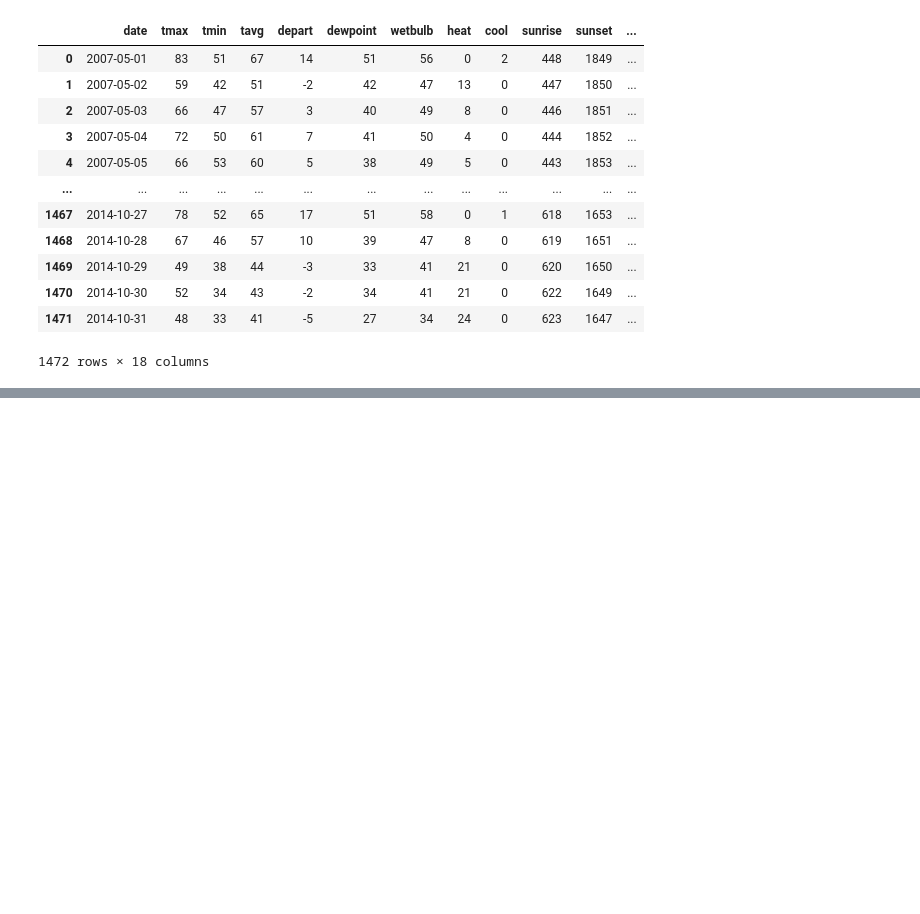
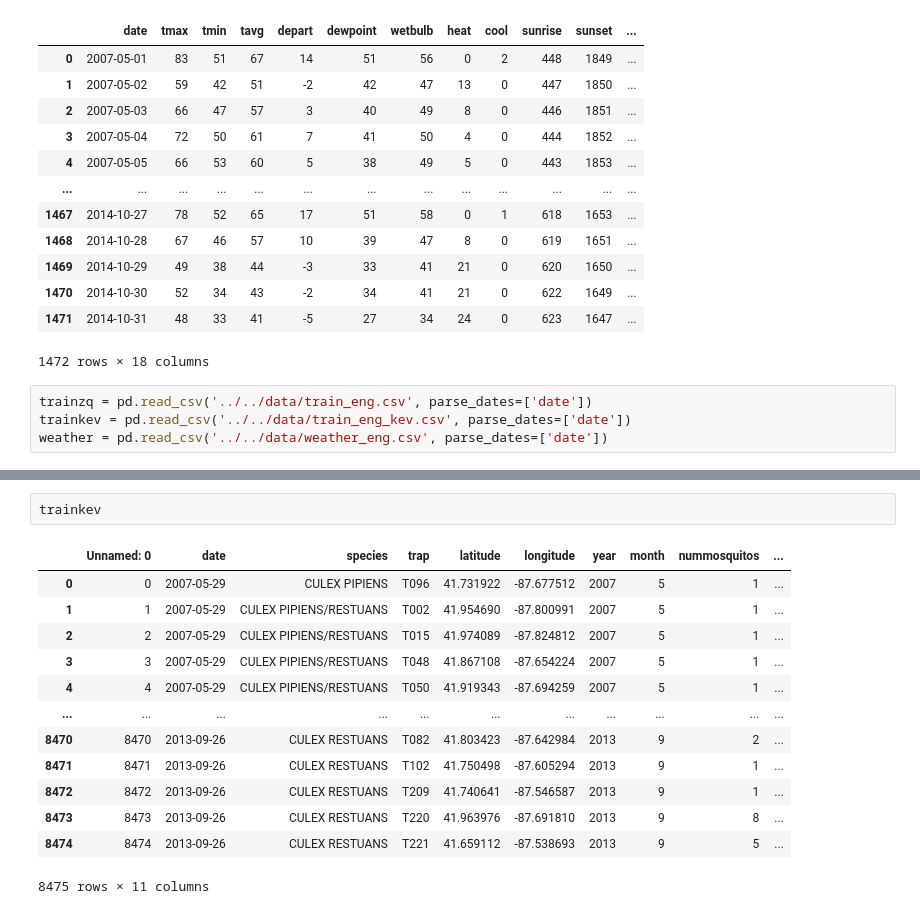
Before and after one commit to kevwee-lab/G.A-Project-4, a Jupyter notebook: working-folder/Rifqi/Prelim EDA (Roughpaper).ipynb, the cells around one changed output, grey strips where cells are left out. Saved outputs shown, nothing was run; the diff lists cells and outputs as text; blank space fills up the shorter version.

```diff
--- a/working-folder/Rifqi/Prelim EDA (Roughpaper).ipynb
+++ b/working-folder/Rifqi/Prelim EDA (Roughpaper).ipynb
@@ -558,3 +558,7 @@ weather_clean
 | 1470 | 2014-10-30 | 52 | 34 | 43 | -2 | 34 | 41 | 21 | 0 | 622 | 1649 | ... |
 | 1471 | 2014-10-31 | 48 | 33 | 41 | -5 | 27 | 34 | 24 | 0 | 623 | 1647 | ... |
 1472 rows × 18 columns
+# %%
+trainzq = pd.read_csv('../../data/train_eng.csv', parse_dates=['date'])
+trainkev = pd.read_csv('../../data/train_eng_kev.csv', parse_dates=['date'])
+weather = pd.read_csv('../../data/weather_eng.csv', parse_dates=['date'])
@@ -560,0 +581,16 @@ weather_clean
+# %%
+trainkev
+# %% [output]
+|  | Unnamed: 0 | date | species | trap | latitude | longitude | year | month | nummosquitos | ... |
+| 0 | 0 | 2007-05-29 | CULEX PIPIENS | T096 | 41.731922 | -87.677512 | 2007 | 5 | 1 | ... |
+| 1 | 1 | 2007-05-29 | CULEX PIPIENS/RESTUANS | T002 | 41.954690 | -87.800991 | 2007 | 5 | 1 | ... |
+| 2 | 2 | 2007-05-29 | CULEX PIPIENS/RESTUANS | T015 | 41.974089 | -87.824812 | 2007 | 5 | 1 | ... |
+| 3 | 3 | 2007-05-29 | CULEX PIPIENS/RESTUANS | T048 | 41.867108 | -87.654224 | 2007 | 5 | 1 | ... |
+| 4 | 4 | 2007-05-29 | CULEX PIPIENS/RESTUANS | T050 | 41.919343 | -87.694259 | 2007 | 5 | 1 | ... |
+| ... | ... | ... | ... | ... | ... | ... | ... | ... | ... | ... |
+| 8470 | 8470 | 2013-09-26 | CULEX RESTUANS | T082 | 41.803423 | -87.642984 | 2013 | 9 | 2 | ... |
+| 8471 | 8471 | 2013-09-26 | CULEX RESTUANS | T102 | 41.750498 | -87.605294 | 2013 | 9 | 1 | ... |
+| 8472 | 8472 | 2013-09-26 | CULEX RESTUANS | T209 | 41.740641 | -87.546587 | 2013 | 9 | 1 | ... |
+| 8473 | 8473 | 2013-09-26 | CULEX RESTUANS | T220 | 41.963976 | -87.691810 | 2013 | 9 | 8 | ... |
+| 8474 | 8474 | 2013-09-26 | CULEX RESTUANS | T221 | 41.659112 | -87.538693 | 2013 | 9 | 5 | ... |
+8475 rows × 11 columns
```
Also changed, not shown: parts of 4 cells of this notebook, 1 other file.
